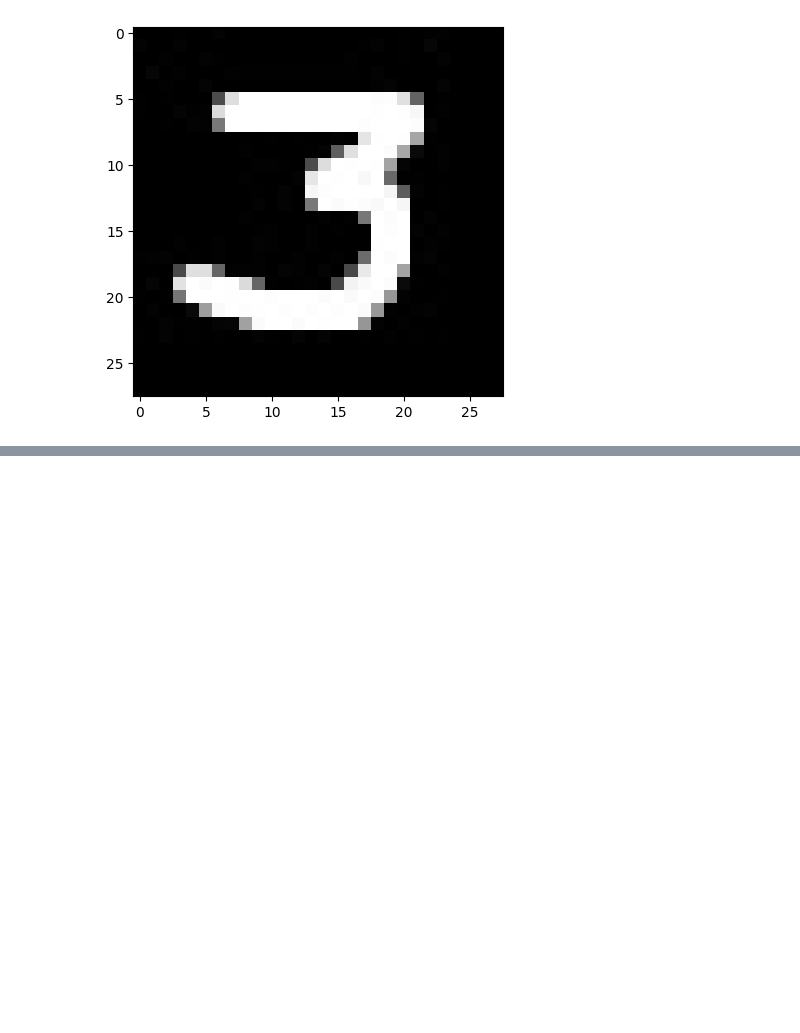
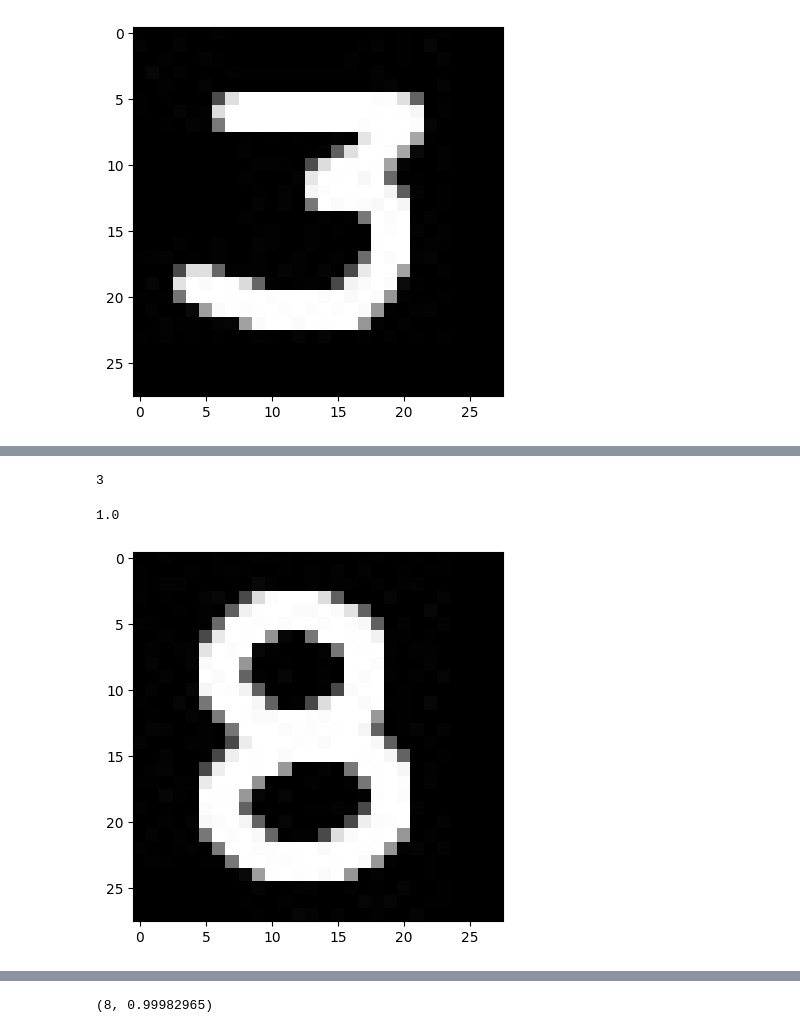
Before and after one commit to DhanashreeAmbekar/Deep-Learning, a Jupyter notebook: Hand_Written_Image.ipynb, the cells around one changed output, grey strips where cells are left out. Cells and saved outputs as stored; diff of their text form; code cells hidden in the pictures; blank space fills up the shorter version.

```diff
--- a/Hand_Written_Image.ipynb
+++ b/Hand_Written_Image.ipynb
@@ -372,0 +395,3 @@ plt.imshow(xnew, cmap="gray")
+# %%
+probs = model.predict(xnew_scl)
+probs
@@ -372,0 +403,34 @@ plt.imshow(xnew, cmap="gray")
+# %%
+preds=probs.argmax()
+# %%
+preds
+# %% [output]
+3
+# %%
+max_prob=probs.max()
+max_prob
+# %% [output]
+1.0
+# %%
+def predict_image(model, path:str):
+  # Read image in numpy format
+  xnew = cv2.imread(path, cv2.IMREAD_GRAYSCALE)
+
+  # Plot the image
+  plt.imshow(xnew, cmap="gray")
+  plt.show()
+
+  # Preprocess x data
+  xnew_scl = xnew.astype("float32")/255
+  xnew_scl = xnew_scl.reshape(1, 28, 28, -1)
+
+  # Provide prediction with probability
+  probs = model.predict(xnew_scl)
+  preds = probs.argmax()
+  max_prob = probs.max()
+
+  return preds, max_prob
+# %%
+predict_image(model, "/Image8 (1).jpg")
+# %% [output]
+[figure, added]
@@ -372,0 +438 @@ plt.imshow(xnew, cmap="gray")
+(8, 0.99982965)
```
Also changed, not shown: parts of 22 cells of this notebook.
